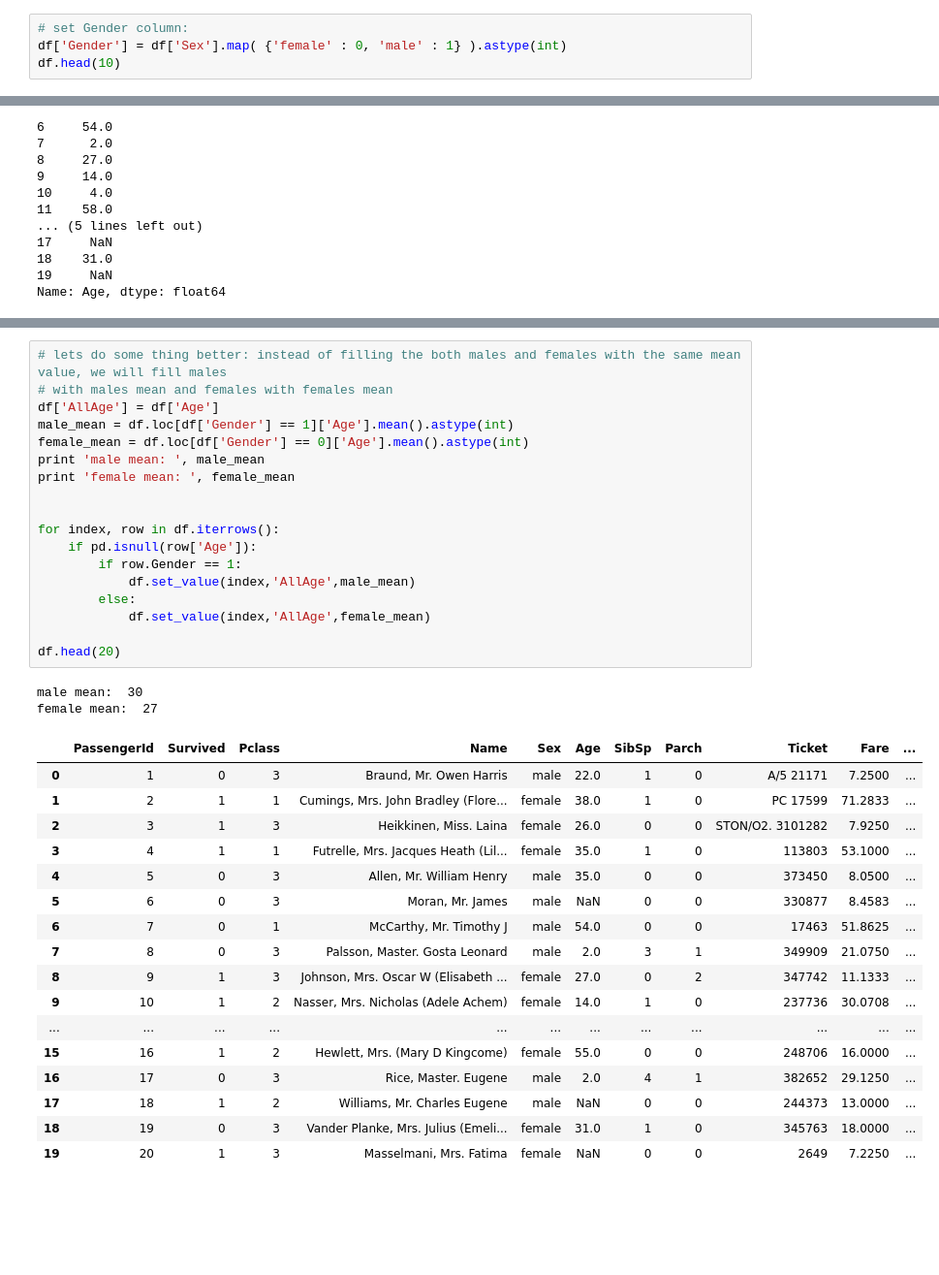
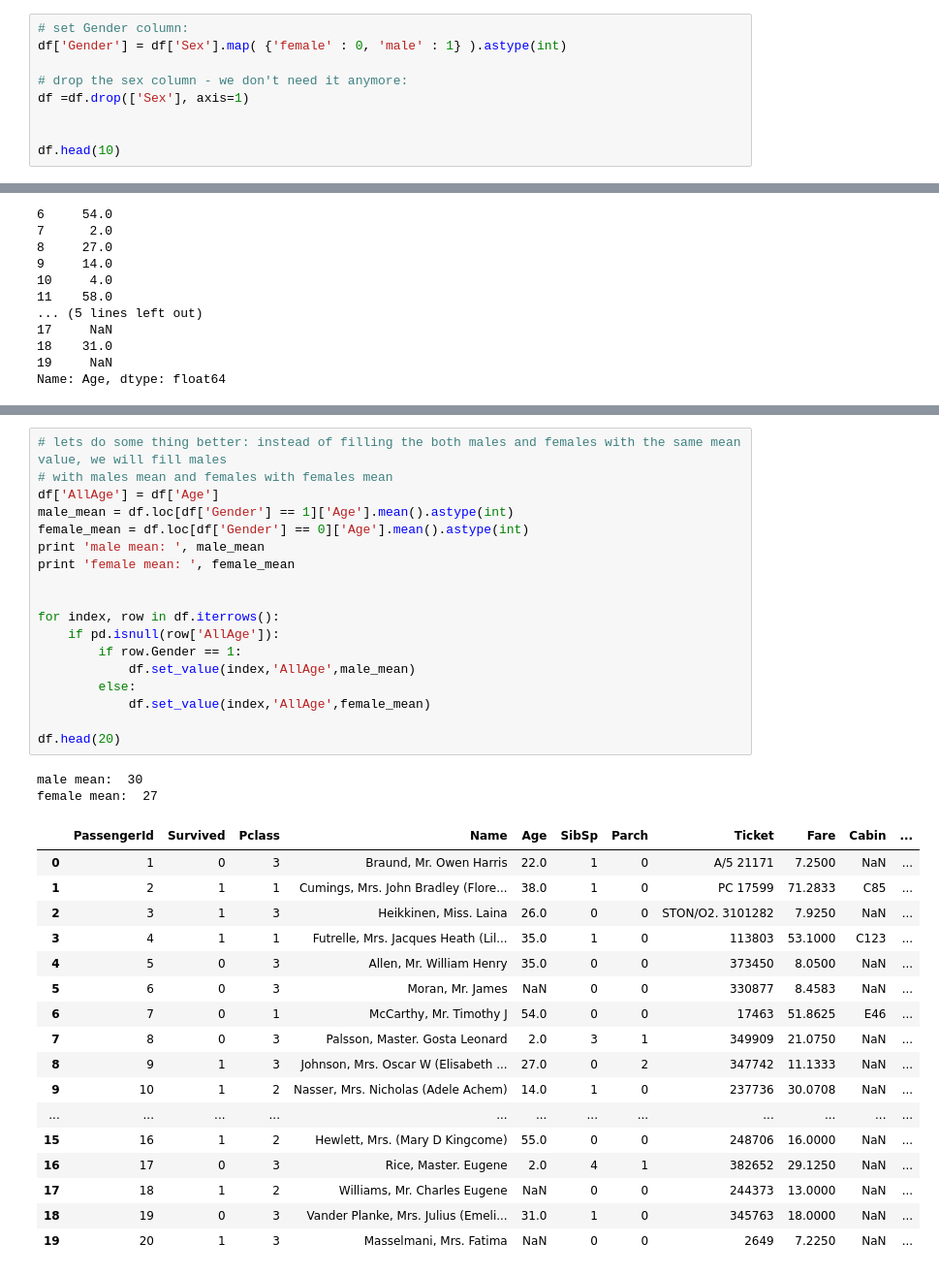
Before and after one commit to salexln/introduction_to_pandas, a Jupyter notebook: src/inproduction_to_pandas.ipynb, the cells around one changed output, grey strips where cells are left out. Shown: that part at 97% size. Cells and saved outputs as stored; diff of their text form; blank space fills up the shorter version.

```diff
--- a/src/inproduction_to_pandas.ipynb
+++ b/src/inproduction_to_pandas.ipynb
@@ -127,5 +148,10 @@ df.head(10)
 # %%
 # set Gender column:
 df['Gender'] = df['Sex'].map( {'female' : 0, 'male' : 1} ).astype(int)
+
+# drop the sex column - we don't need it anymore:
+df =df.drop(['Sex'], axis=1)
+
+
 df.head(10)
 # %% [output]
@@ -215,38 +242,38 @@ df.head(20)
 # %%
 # lets do some thing better: instead of filling the both males and females with the same mean value, we will fill males
 # with males mean and females with females mean
 df['AllAge'] = df['Age']
 male_mean = df.loc[df['Gender'] == 1]['Age'].mean().astype(int)
 female_mean = df.loc[df['Gender'] == 0]['Age'].mean().astype(int)
 print 'male mean: ', male_mean
 print 'female mean: ', female_mean
 
 
 for index, row in df.iterrows():
-    if pd.isnull(row['Age']):
+    if pd.isnull(row['AllAge']):
         if row.Gender == 1:
             df.set_value(index,'AllAge',male_mean)
         else:
             df.set_value(index,'AllAge',female_mean)
 
 df.head(20)
 # %% [output]
 male mean:  30
 female mean:  27
-|  | PassengerId | Survived | Pclass | Name | Sex | Age | SibSp | Parch | Ticket | Fare | ... |
-| 0 | 1 | 0 | 3 | Braund, Mr. Owen Harris | male | 22.0 | 1 | 0 | A/5 21171 | 7.2500 | ... |
-| 1 | 2 | 1 | 1 | Cumings, Mrs. John Bradley (Flore... | female | 38.0 | 1 | 0 | PC 17599 | 71.2833 | ... |
-| 2 | 3 | 1 | 3 | Heikkinen, Miss. Laina | female | 26.0 | 0 | 0 | STON/O2. 3101282 | 7.9250 | ... |
-| 3 | 4 | 1 | 1 | Futrelle, Mrs. Jacques Heath (Lil... | female | 35.0 | 1 | 0 | 113803 | 53.1000 | ... |
-| 4 | 5 | 0 | 3 | Allen, Mr. William Henry | male | 35.0 | 0 | 0 | 373450 | 8.0500 | ... |
-| 5 | 6 | 0 | 3 | Moran, Mr. James | male | NaN | 0 | 0 | 330877 | 8.4583 | ... |
-| 6 | 7 | 0 | 1 | McCarthy, Mr. Timothy J | male | 54.0 | 0 | 0 | 17463 | 51.8625 | ... |
-| 7 | 8 | 0 | 3 | Palsson, Master. Gosta Leonard | male | 2.0 | 3 | 1 | 349909 | 21.0750 | ... |
-| 8 | 9 | 1 | 3 | Johnson, Mrs. Oscar W (Elisabeth ... | female | 27.0 | 0 | 2 | 347742 | 11.1333 | ... |
-| 9 | 10 | 1 | 2 | Nasser, Mrs. Nicholas (Adele Achem) | female | 14.0 | 1 | 0 | 237736 | 30.0708 | ... |
+|  | PassengerId | Survived | Pclass | Name | Age | SibSp | Parch | Ticket | Fare | Cabin | ... |
+| 0 | 1 | 0 | 3 | Braund, Mr. Owen Harris | 22.0 | 1 | 0 | A/5 21171 | 7.2500 | NaN | ... |
+| 1 | 2 | 1 | 1 | Cumings, Mrs. John Bradley (Flore... | 38.0 | 1 | 0 | PC 17599 | 71.2833 | C85 | ... |
+| 2 | 3 | 1 | 3 | Heikkinen, Miss. Laina | 26.0 | 0 | 0 | STON/O2. 3101282 | 7.9250 | NaN | ... |
+| 3 | 4 | 1 | 1 | Futrelle, Mrs. Jacques Heath (Lil... | 35.0 | 1 | 0 | 113803 | 53.1000 | C123 | ... |
+| 4 | 5 | 0 | 3 | Allen, Mr. William Henry | 35.0 | 0 | 0 | 373450 | 8.0500 | NaN | ... |
+| 5 | 6 | 0 | 3 | Moran, Mr. James | NaN | 0 | 0 | 330877 | 8.4583 | NaN | ... |
+| 6 | 7 | 0 | 1 | McCarthy, Mr. Timothy J | 54.0 | 0 | 0 | 17463 | 51.8625 | E46 | ... |
+| 7 | 8 | 0 | 3 | Palsson, Master. Gosta Leonard | 2.0 | 3 | 1 | 349909 | 21.0750 | NaN | ... |
+| 8 | 9 | 1 | 3 | Johnson, Mrs. Oscar W (Elisabeth ... | 27.0 | 0 | 2 | 347742 | 11.1333 | NaN | ... |
+| 9 | 10 | 1 | 2 | Nasser, Mrs. Nicholas (Adele Achem) | 14.0 | 1 | 0 | 237736 | 30.0708 | NaN | ... |
 | ... | ... | ... | ... | ... | ... | ... | ... | ... | ... | ... | ... |
-| 15 | 16 | 1 | 2 | Hewlett, Mrs. (Mary D Kingcome) | female | 55.0 | 0 | 0 | 248706 | 16.0000 | ... |
-| 16 | 17 | 0 | 3 | Rice, Master. Eugene | male | 2.0 | 4 | 1 | 382652 | 29.1250 | ... |
-| 17 | 18 | 1 | 2 | Williams, Mr. Charles Eugene | male | NaN | 0 | 0 | 244373 | 13.0000 | ... |
-| 18 | 19 | 0 | 3 | Vander Planke, Mrs. Julius (Emeli... | female | 31.0 | 1 | 0 | 345763 | 18.0000 | ... |
-| 19 | 20 | 1 | 3 | Masselmani, Mrs. Fatima | female | NaN | 0 | 0 | 2649 | 7.2250 | ... |
+| 15 | 16 | 1 | 2 | Hewlett, Mrs. (Mary D Kingcome) | 55.0 | 0 | 0 | 248706 | 16.0000 | NaN | ... |
+| 16 | 17 | 0 | 3 | Rice, Master. Eugene | 2.0 | 4 | 1 | 382652 | 29.1250 | NaN | ... |
+| 17 | 18 | 1 | 2 | Williams, Mr. Charles Eugene | NaN | 0 | 0 | 244373 | 13.0000 | NaN | ... |
+| 18 | 19 | 0 | 3 | Vander Planke, Mrs. Julius (Emeli... | 31.0 | 1 | 0 | 345763 | 18.0000 | NaN | ... |
+| 19 | 20 | 1 | 3 | Masselmani, Mrs. Fatima | NaN | 0 | 0 | 2649 | 7.2250 | NaN | ... |
```
Also changed, not shown: parts of 18 cells of this notebook.
